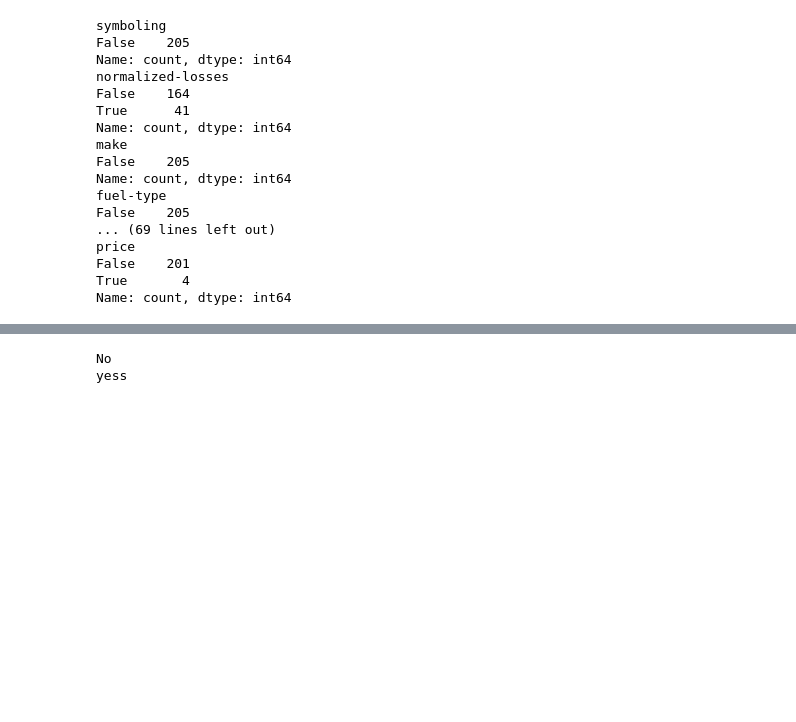
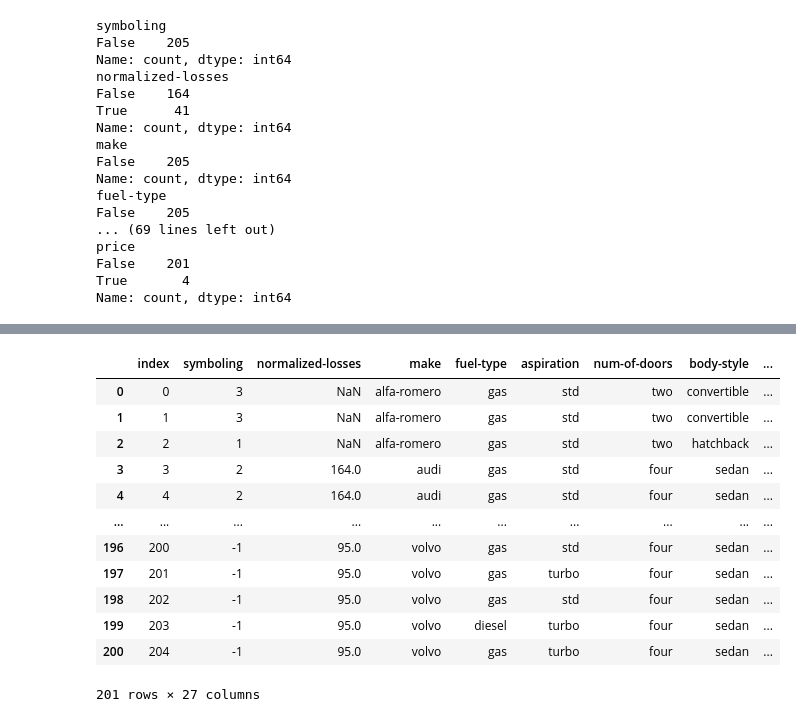
Before and after one commit to SalanKatuwal/Car-price-prediction, a Jupyter notebook: Model.ipynb, the cells around one changed output, grey strips where cells are left out. Saved outputs shown, nothing was run; the diff lists cells and outputs as text; code cells hidden in the pictures; blank space fills up the shorter version.

```diff
--- a/Model.ipynb
+++ b/Model.ipynb
@@ -60,3 +86,12 @@ df_car.head()
+# %%
+# we can see that some of the columns have wrong data types such as price should have int but it has object datatypes so we should conver them into correct data types
+df_car['normalized-losses']=df_car['normalized-losses'].astype(float)
+df_car['bore']=df_car['bore'].astype(float)
+df_car['stroke']=df_car['stroke'].astype(float)
+df_car['horsepower']=df_car['horsepower'].astype(float)
+df_car['peak-rpm']=df_car['peak-rpm'].astype(float)
+df_car['price']=df_car['price'].astype(float)
+# Now our data set have the correct data types for each column we can verify it by running the above cell code again
 # %% [markdown]
 # It will be difficult to work with null values so we will replace the null values with their respective columns mean
 # %%
@@ -101,10 +120,21 @@ df_car
-# %%
-var=df_car[df_car['aspiration'].isna()]
-if var.empty:
-    print("No")
-    print("yess")
-else:
-    print("yes sir")
-# %% [output]
-No
-yess
+# %%
+# but it will not be good idea to take the mean of the price which is our target variable so we will drop all the rows where the price have null values
+df_car.dropna(subset=['price'],axis=0,inplace=True)
+# we can verify by runing the above cell code and we will see False 201 where the 201 is the no of index and false means no null values
+# %%
+# reset the index
+df_car.reset_index()
+# %% [output]
+|  | index | symboling | normalized-losses | make | fuel-type | aspiration | num-of-doors | body-style | ... |
+| 0 | 0 | 3 | NaN | alfa-romero | gas | std | two | convertible | ... |
+| 1 | 1 | 3 | NaN | alfa-romero | gas | std | two | convertible | ... |
+| 2 | 2 | 1 | NaN | alfa-romero | gas | std | two | hatchback | ... |
+| 3 | 3 | 2 | 164.0 | audi | gas | std | four | sedan | ... |
+| 4 | 4 | 2 | 164.0 | audi | gas | std | four | sedan | ... |
+| ... | ... | ... | ... | ... | ... | ... | ... | ... | ... |
+| 196 | 200 | -1 | 95.0 | volvo | gas | std | four | sedan | ... |
+| 197 | 201 | -1 | 95.0 | volvo | gas | turbo | four | sedan | ... |
+| 198 | 202 | -1 | 95.0 | volvo | gas | std | four | sedan | ... |
+| 199 | 203 | -1 | 95.0 | volvo | diesel | turbo | four | sedan | ... |
+| 200 | 204 | -1 | 95.0 | volvo | gas | turbo | four | sedan | ... |
+201 rows × 27 columns
```
Also changed, not shown: parts of 27 cells of this notebook.
